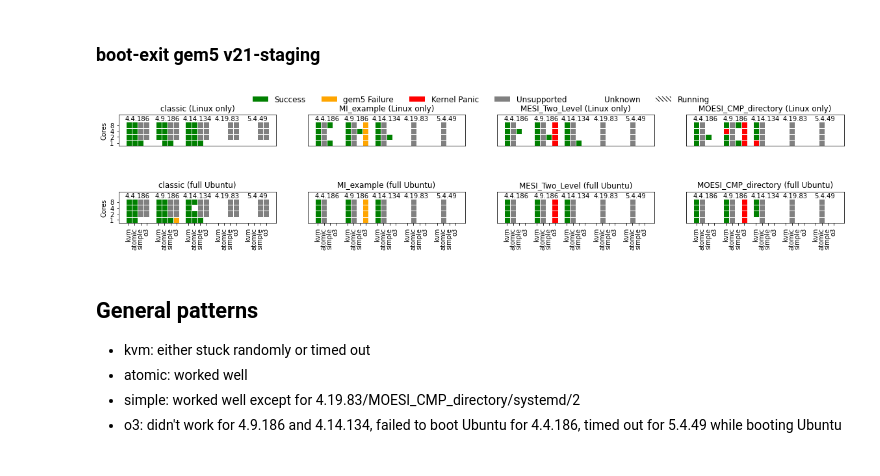
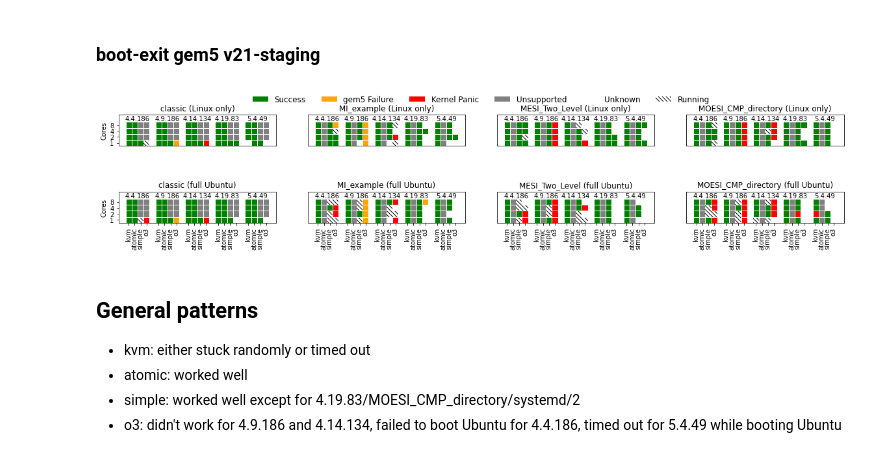
Before and after one commit to hnpl/gem5-status, a Jupyter notebook: gem5-v21-staging/status.ipynb, the cells around one changed output. Drawn from its saved outputs; the diff is of its cells as text; code cells hidden in the pictures.

Commit message:
Update graph
Signed-off-by: Hoa Nguyen <hoanguyen@ucdavis.edu>

```diff
--- a/gem5-v21-staging/status.ipynb
+++ b/gem5-v21-staging/status.ipynb
@@ -184,7 +184,7 @@ def patch_boot_exit_result(csv_file, boot_exit_status, all_runs_finished):
             if simout_has_success == "True":
                 boot_exit_status[kernel][cpu_type][mem_sys][num_cpus][boot_type] = Status.success
                 continue
-        #boot_exit_status[kernel][cpu_type][mem_sys][num_cpus][boot_type] = Status.classify(status, kill_reason, running)
+        boot_exit_status[kernel][cpu_type][mem_sys][num_cpus][boot_type] = Status.classify(status, kill_reason, running)
 # %% [markdown]
 ### boot-exit gem5 v21-staging
 # %%
@@ -241,7 +241,7 @@ for params, run in boot_exit_runs:
         boot_exit_status[kernel][cpu_type][mem_sys][num_cpus][boot_type] = Status.classify(run.status, run.kill_reason)
         boot_exit_status_version[kernel][cpu_type][mem_sys][num_cpus][boot_type] = run_version
 
-#patch_boot_exit_result("results.csv", boot_exit_status, all_runs_finished=True)
+patch_boot_exit_result("results.csv", boot_exit_status, all_runs_finished=True)
 
 
 plt.rcParams["figure.figsize"] = (20,4)
@@ -263,34 +263,34 @@ for mem_sys in boot_exit_input_space["mem_sys"]:
             data.append(row)
         data.append([Status.separator] * len(data[0]))
 
         qcolor(axes[n%2, n//2], data, Status.get_color_map(), Status.get_hatch_map())
 
         title1 = mem_sys
         title2 = "Linux only" if boot_type == "init" else "full Ubuntu"
         axes[n%2, n//2].set_title("{} ({})".format(title1, title2))
         axes[n%2, n//2].set_xticks([])
         axes[n%2, n//2].set_yticks([])
         for i in range(len(boot_exit_input_space["kernels"])):
             axes[n%2, n//2].text(1.5+i*5.0, 4.2, boot_exit_input_space["kernels"][i], horizontalalignment='center')
         if n%2 == 1:
             axes[n%2, n//2].set_xticks([i for i in range(len(data[0])) if i % 5 != 4])
             axes[n%2, n//2].set_xticklabels(col_labels, rotation=90)
         if n//2 == 0:
             axes[n%2, n//2].set_ylabel("Cores")
             axes[n%2, n//2].set_yticks([i+0.5 for i in range(len(boot_exit_input_space['num_cpus']))])
             axes[n%2, n//2].set_yticklabels(boot_exit_input_space['num_cpus'])
         n+=1
 
 # legends
 for label, color, hatch in zip(Status.get_legend_labels(), Status.get_color_map(), Status.get_hatch_map()):
     if hatch == '':
         plt.bar(0, 0, label=label, color=color)
     else:
         plt.bar(0, 0, label=label, color=color, hatch = hatch)
 plt.legend(bbox_to_anchor=(-1.3,4.3), loc="upper center", ncol=Status.n_cats, prop={'size': 12}, frameon=0)
 plt.show()
 # %% [output]
-[figure, old version]
+[figure, new version]
 # %% [markdown]
 ## General patterns
 -  kvm: either stuck randomly or timed out
```
